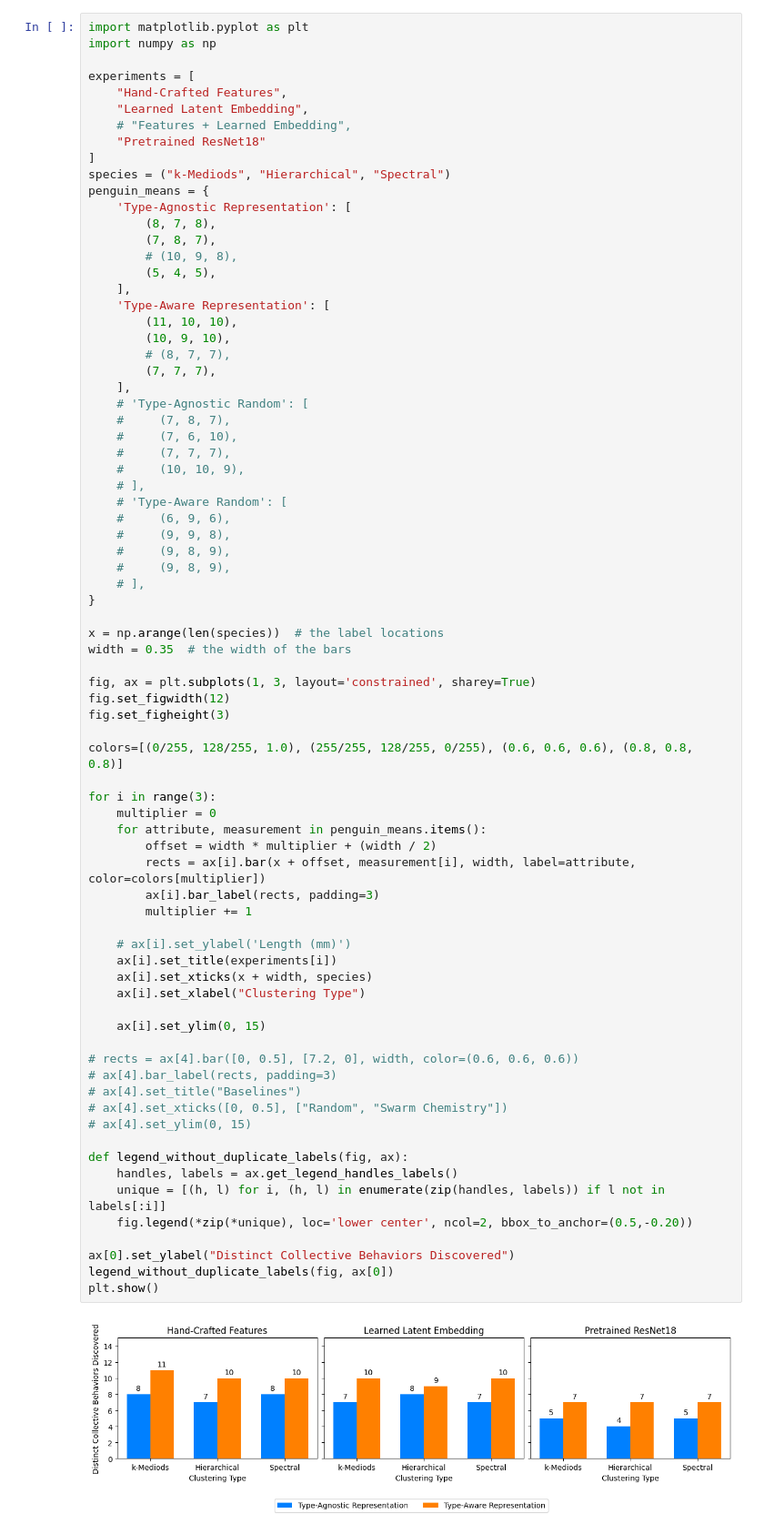
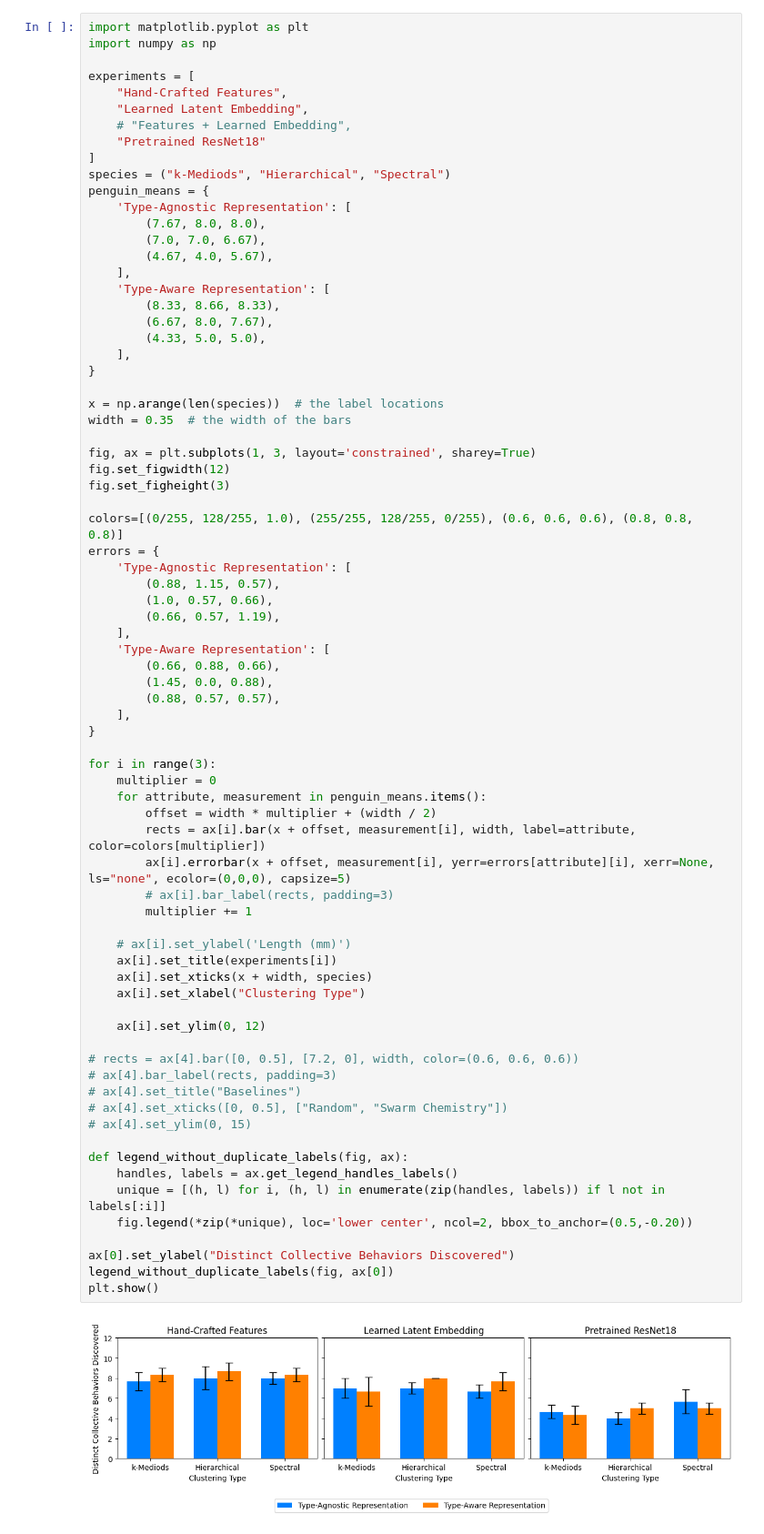
Before and after one commit to Connor-Mattson/SwarmBehaviorDiscovery, a Jupyter notebook: src/z-experiments/MRS-notebooks/06-16-23-Q9.ipynb, the cells around one changed output. Shown at 91% size. Cells and saved outputs as stored; diff of their text form.

```diff
--- a/src/z-experiments/MRS-notebooks/06-16-23-Q9.ipynb
+++ b/src/z-experiments/MRS-notebooks/06-16-23-Q9.ipynb
@@ -11,29 +11,15 @@ experiments = [
 species = ("k-Mediods", "Hierarchical", "Spectral")
 penguin_means = {
     'Type-Agnostic Representation': [
-        (8, 7, 8),
-        (7, 8, 7),
-        # (10, 9, 8),
-        (5, 4, 5),
+        (7.67, 8.0, 8.0),
+        (7.0, 7.0, 6.67),
+        (4.67, 4.0, 5.67),
     ],
     'Type-Aware Representation': [
-        (11, 10, 10),
-        (10, 9, 10),
-        # (8, 7, 7),
-        (7, 7, 7),
+        (8.33, 8.66, 8.33),
+        (6.67, 8.0, 7.67),
+        (4.33, 5.0, 5.0),
     ],
-    # 'Type-Agnostic Random': [
-    #     (7, 8, 7),
-    #     (7, 6, 10),
-    #     (7, 7, 7),
-    #     (10, 10, 9),
-    # ],
-    # 'Type-Aware Random': [
-    #     (6, 9, 6),
-    #     (9, 9, 8),
-    #     (9, 8, 9),
-    #     (9, 8, 9),
-    # ],
 }
 
 x = np.arange(len(species))  # the label locations
@@ -44,35 +30,48 @@ fig.set_figwidth(12)
 fig.set_figheight(3)
 
 colors=[(0/255, 128/255, 1.0), (255/255, 128/255, 0/255), (0.6, 0.6, 0.6), (0.8, 0.8, 0.8)]
+errors = {
+    'Type-Agnostic Representation': [
+        (0.88, 1.15, 0.57),
+        (1.0, 0.57, 0.66),
+        (0.66, 0.57, 1.19),
+    ],
+    'Type-Aware Representation': [
+        (0.66, 0.88, 0.66),
+        (1.45, 0.0, 0.88),
+        (0.88, 0.57, 0.57),
+    ],
+}
 
 for i in range(3):
     multiplier = 0
     for attribute, measurement in penguin_means.items():
         offset = width * multiplier + (width / 2)
         rects = ax[i].bar(x + offset, measurement[i], width, label=attribute, color=colors[multiplier])
-        ax[i].bar_label(rects, padding=3)
+        ax[i].errorbar(x + offset, measurement[i], yerr=errors[attribute][i], xerr=None, ls="none", ecolor=(0,0,0), capsize=5)
+        # ax[i].bar_label(rects, padding=3)
         multiplier += 1
 
     # ax[i].set_ylabel('Length (mm)')
     ax[i].set_title(experiments[i])
     ax[i].set_xticks(x + width, species)
     ax[i].set_xlabel("Clustering Type")
 
-    ax[i].set_ylim(0, 15)
+    ax[i].set_ylim(0, 12)
 
 # rects = ax[4].bar([0, 0.5], [7.2, 0], width, color=(0.6, 0.6, 0.6))
 # ax[4].bar_label(rects, padding=3)
 # ax[4].set_title("Baselines")
 # ax[4].set_xticks([0, 0.5], ["Random", "Swarm Chemistry"])
 # ax[4].set_ylim(0, 15)
 
 def legend_without_duplicate_labels(fig, ax):
     handles, labels = ax.get_legend_handles_labels()
     unique = [(h, l) for i, (h, l) in enumerate(zip(handles, labels)) if l not in labels[:i]]
     fig.legend(*zip(*unique), loc='lower center', ncol=2, bbox_to_anchor=(0.5,-0.20))
 
 ax[0].set_ylabel("Distinct Collective Behaviors Discovered")
 legend_without_duplicate_labels(fig, ax[0])
 plt.show()
 # %% [output]
-[figure, old version]
+[figure, new version]
```
Also changed, not shown: 4 other files.
